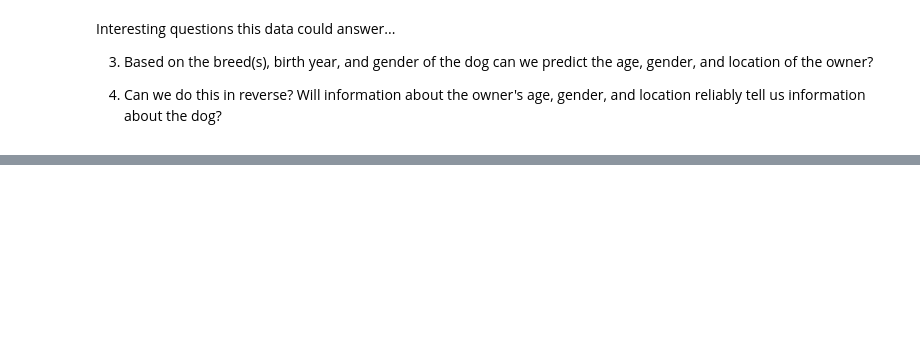
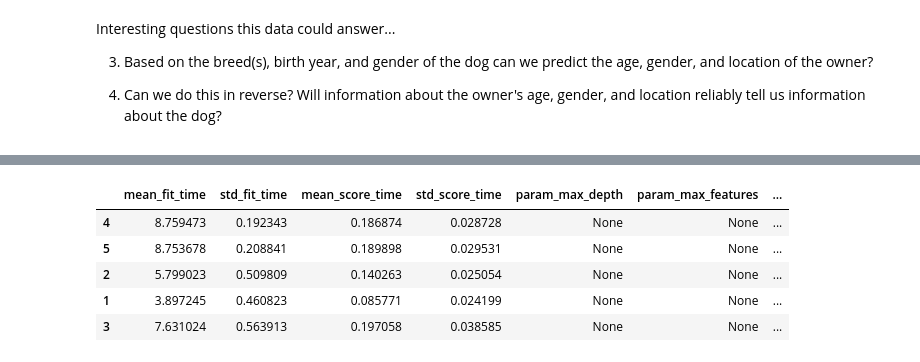
Before and after one commit to nycantwell/nycantwell, a Jupyter notebook: Data_storytelling_swiss_dog_owners/Swiss_dogs_story.ipynb, the cells around one changed output, grey strips where cells are left out. Cells and saved outputs as stored; diff of their text form; code cells hidden in the pictures; blank space fills up the shorter version.

```diff
--- a/Data_storytelling_swiss_dog_owners/Swiss_dogs_story.ipynb
+++ b/Data_storytelling_swiss_dog_owners/Swiss_dogs_story.ipynb
@@ -289,3 +482,13 @@ RandomForestClassifier(max_depth=5, n_estimators=10)
+# %%
+cv_res = pd.DataFrame(grid_clf.cv_results_)
+cv_res[cv_res['rank_test_score']<=5].sort_values(by=['rank_test_score'])
+# %% [output]
+|  | mean_fit_time | std_fit_time | mean_score_time | std_score_time | param_max_depth | param_max_features | ... |
+| 4 | 8.759473 | 0.192343 | 0.186874 | 0.028728 | None | None | ... |
+| 5 | 8.753678 | 0.208841 | 0.189898 | 0.029531 | None | None | ... |
+| 2 | 5.799023 | 0.509809 | 0.140263 | 0.025054 | None | None | ... |
+| 1 | 3.897245 | 0.460823 | 0.085771 | 0.024199 | None | None | ... |
+| 3 | 7.631024 | 0.563913 | 0.197058 | 0.038585 | None | None | ... |
 # %%
 # Training the model on the training dataset
 # fit function is used to train the model using the training sets as parameters
```
Also changed, not shown: parts of 30 cells of this notebook, 13 other files.
